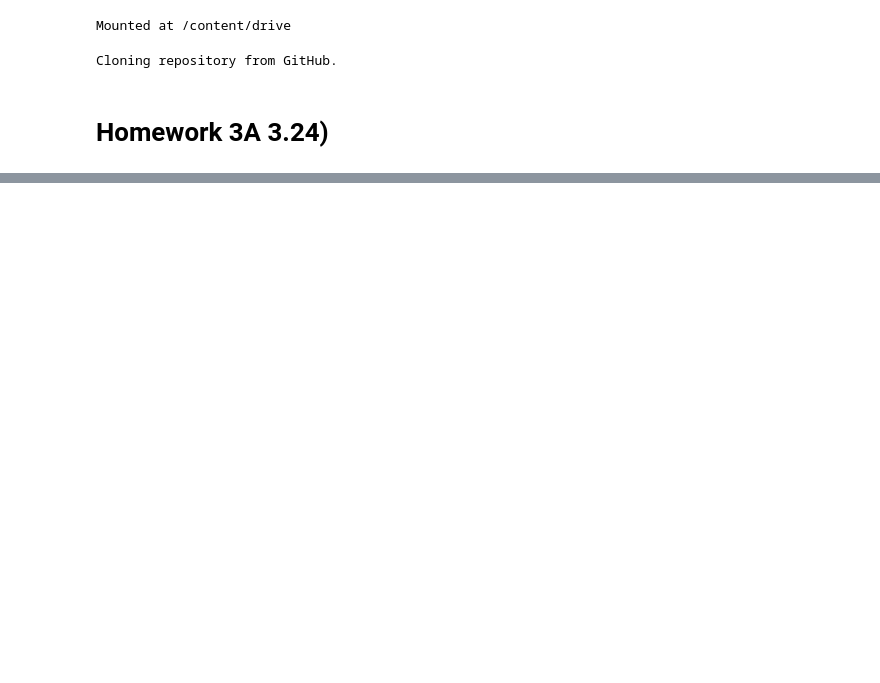
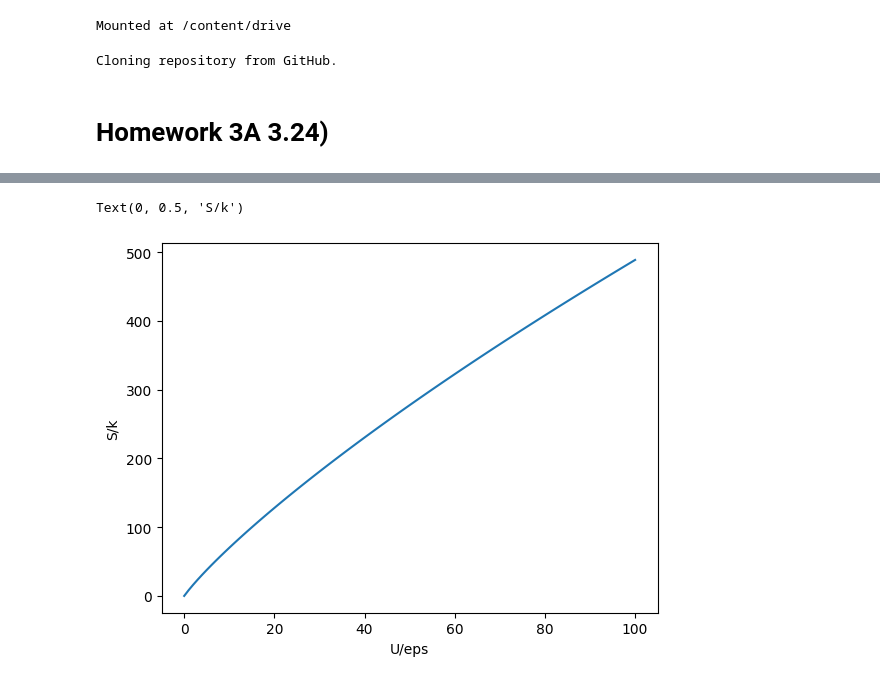
Before and after one commit to nyary-ben/Homework-3A, a Jupyter notebook: Homework3A.ipynb, the cells around one changed output, grey strips where cells are left out. Cells and saved outputs as stored; diff of their text form; code cells hidden in the pictures; blank space fills up the shorter version.

```diff
--- a/Homework3A.ipynb
+++ b/Homework3A.ipynb
@@ -29,0 +76,16 @@ ValueError: diff requires input that is at least one dimensional
+# %%
+N = 5000
+qTotal = 100
+def Omega (N,q):
+  return comb(q+N-1, q)
+dfB = pd.DataFrame(data={'q': np.arange(qTotal+1)})
+dfB['Omega'] = Omega(N,dfB['q'])
+dfB['S/k'] = np.log(dfB['Omega'])
+Temp = (dfB['q'].diff(2)/dfB['S/k'].diff(2))
+dfB['kT/eps'] = Temp.shift(periods=-1)
+dfB.loc[0, ['kT/eps']] = 0
+C = (dfB['q'].diff(2)/dfB['kT/eps'].diff(2))/N
+dfB['C/Nk'] = C.shift(periods=-1)
+
+dfB_round = dfB.round(2)
+print(dfB_round)
@@ -29,0 +107,8 @@ ValueError: diff requires input that is at least one dimensional
+# %%
+fig, ax = plt.subplots()
+ax.plot(dfB['q'], dfB['S/k'])
+ax.set_xlabel('U/eps')
+ax.set_ylabel('S/k')
+# %% [output]
+Text(0, 0.5, 'S/k')
+[figure, added]
```
Also changed, not shown: parts of 17 cells of this notebook.
